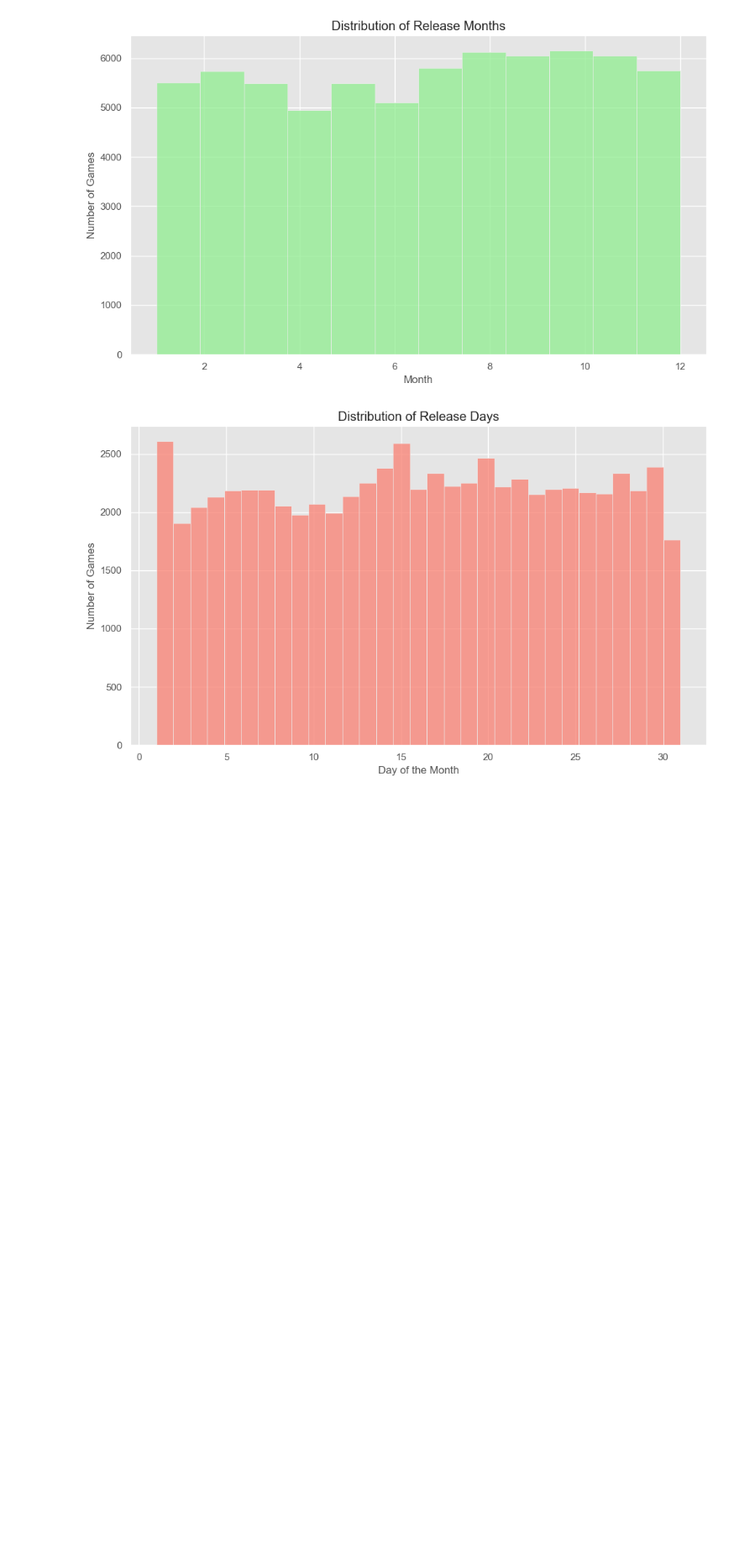
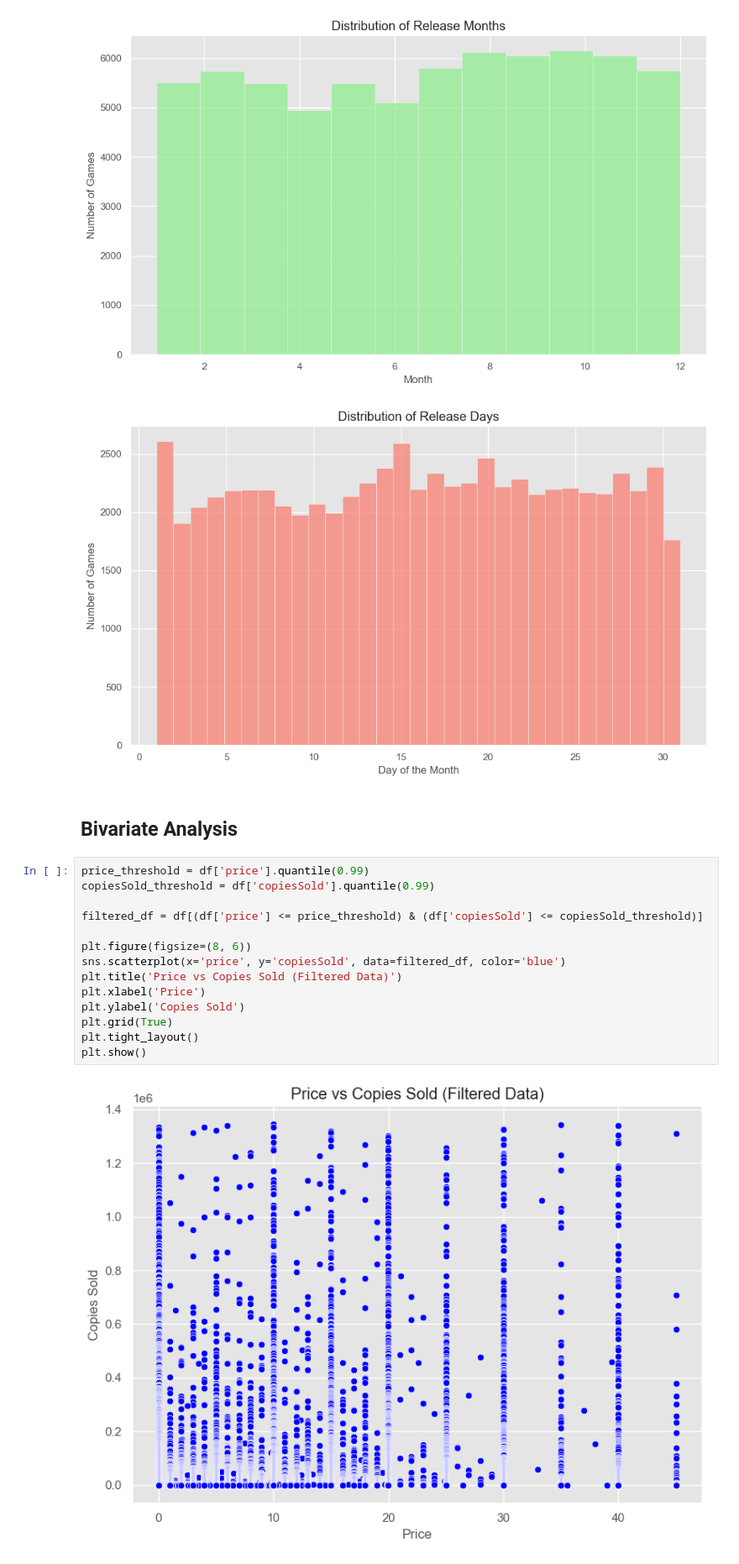
Before and after one commit to ahany42/SteamGamesPredictions, a Jupyter notebook: data/preprocessing.ipynb, the cells around one changed output. Shown at 84% size. Drawn from its saved outputs; the diff is of its cells as text; blank space fills up the shorter version.

Commit message:
Bivariate and Univariate Analysis

```diff
--- a/data/preprocessing.ipynb
+++ b/data/preprocessing.ipynb
@@ -374,3 +379,21 @@ Missing values in 'release_date': 1223
 [figure]
 [figure]
 [figure]
+# %% [markdown]
+## Bivariate Analysis
+# %%
+price_threshold = df['price'].quantile(0.99)
+copiesSold_threshold = df['copiesSold'].quantile(0.99)
+
+filtered_df = df[(df['price'] <= price_threshold) & (df['copiesSold'] <= copiesSold_threshold)]
+
+plt.figure(figsize=(8, 6))
+sns.scatterplot(x='price', y='copiesSold', data=filtered_df, color='blue')
+plt.title('Price vs Copies Sold (Filtered Data)')
+plt.xlabel('Price')
+plt.ylabel('Copies Sold')
+plt.grid(True)
+plt.tight_layout()
+plt.show()
+# %% [output]
+[figure, added]
```
Also changed, not shown: parts of 5 cells of this notebook.
